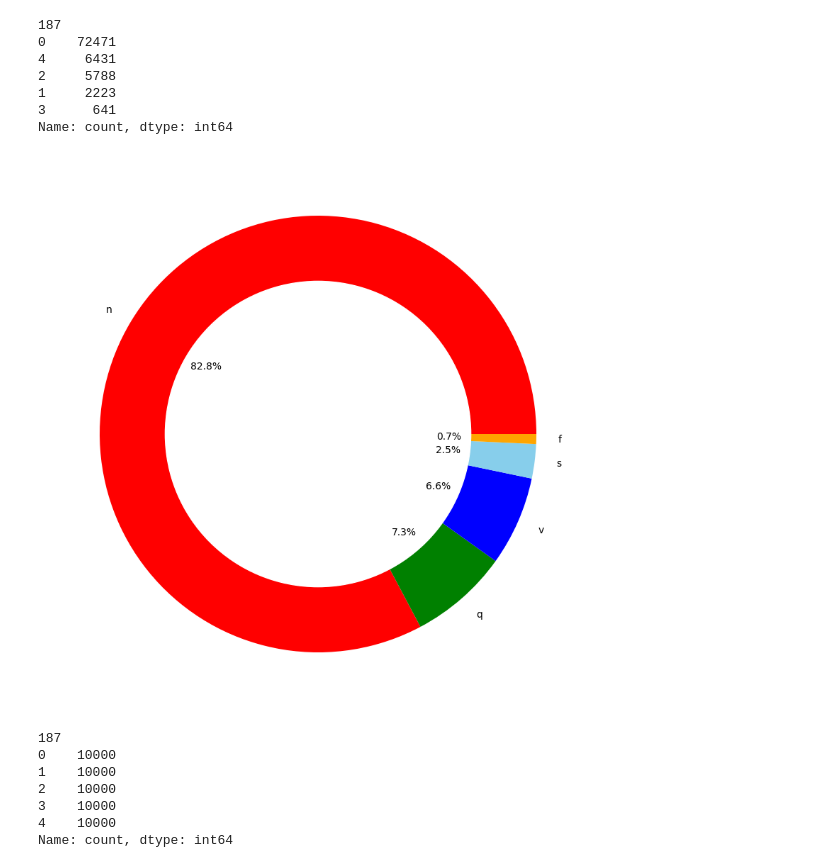
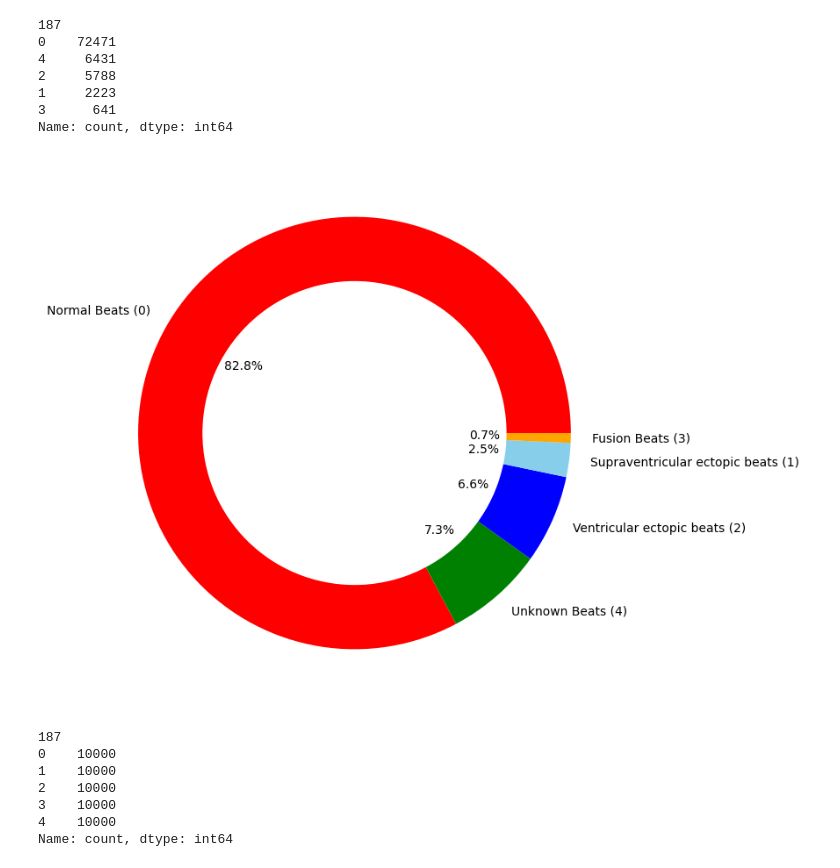
Before and after one commit to mercenarioZ/ecg-classification-prj-2, a Jupyter notebook: ecg_classification.ipynb, the cells around one changed output. Drawn from its saved outputs; the diff is of its cells as text; code cells hidden in the pictures.

```diff
--- a/ecg_classification.ipynb
+++ b/ecg_classification.ipynb
@@ -44,14 +44,15 @@ print(equilibre)
 3      641
 Name: count, dtype: int64
 # %%
-plt.figure(figsize=(20,10))
+plt.figure(figsize=(16,8))
 my_circle=plt.Circle((0,0), 0.7, color='white')
-plt.pie(equilibre, labels=['n','q','v','s','f'], colors=['red','green','blue','skyblue','orange'],autopct='%1.1f%%')
+plt.pie(equilibre, labels=['Normal Beats (0)', 'Unknown Beats (4)', 'Ventricular ectopic beats (2)',
+        'Supraventricular ectopic beats (1)', 'Fusion Beats (3)'], colors=['red', 'green', 'blue', 'skyblue', 'orange'], autopct='%1.1f%%')
 p=plt.gcf()
 p.gca().add_artist(my_circle)
 plt.show()
 # %% [output]
-[figure, old version]
+[figure, new version]
 # %%
 # Resample the data to have the same number of samples each class
 from sklearn.utils import resample
```
Also changed, not shown: parts of 3 cells of this notebook.
